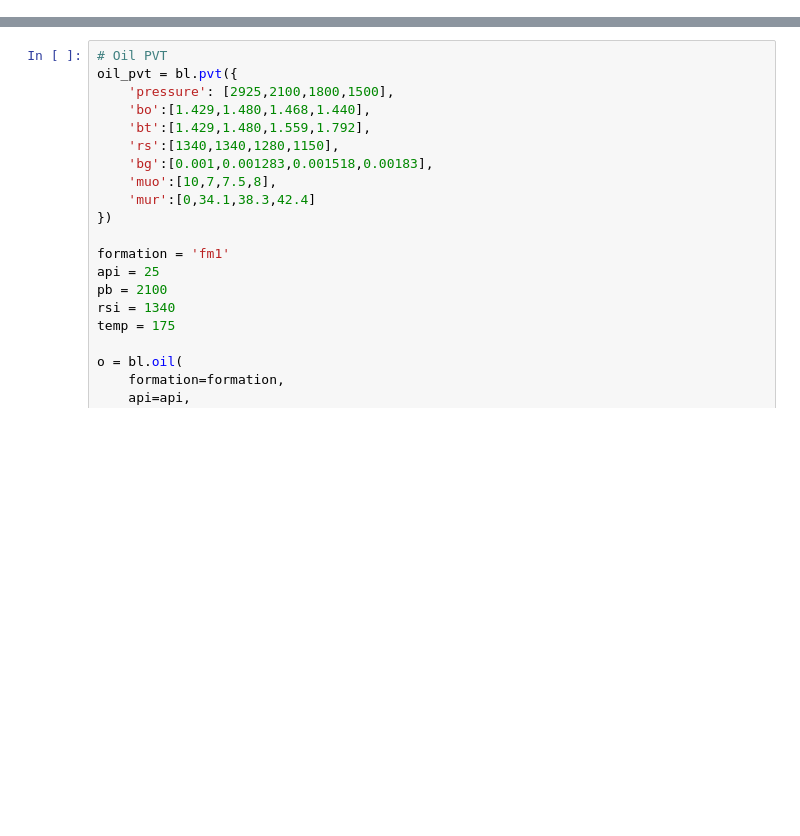
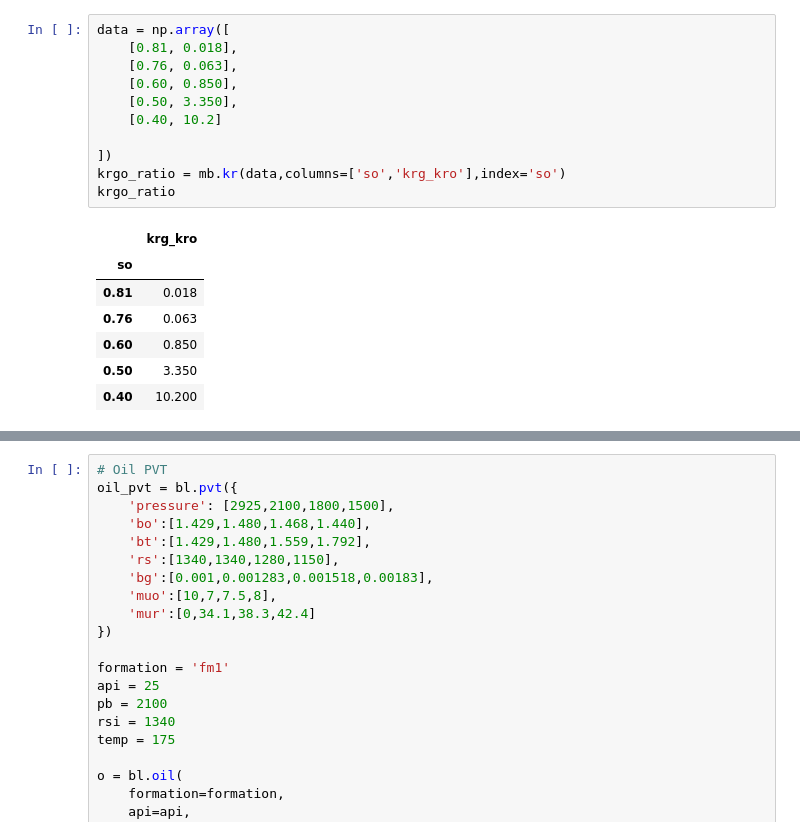
Before and after one commit to scuervo91/reservoirpy, a Jupyter notebook: examples/material_balance/1-basics_mbe.ipynb, the cells around one changed output, grey strips where cells are left out. Drawn from its saved outputs; the diff is of its cells as text; blank space fills up the shorter version.

```diff
--- a/examples/material_balance/1-basics_mbe.ipynb
+++ b/examples/material_balance/1-basics_mbe.ipynb
@@ -38,3 +38,22 @@ kr
 | 0.90 | 0.885813 | 0.000204 | 0.0 |
 | 0.95 | 1.000000 | 0.000000 | 0.0 |
 | 1.00 | 1.000000 | 0.000000 | 0.0 |
+# %%
+data = np.array([
+    [0.81, 0.018],
+    [0.76, 0.063],
+    [0.60, 0.850],
+    [0.50, 3.350],
+    [0.40, 10.2]
+
+])
+krgo_ratio = mb.kr(data,columns=['so','krg_kro'],index='so')
+krgo_ratio
+# %% [output]
+|  | krg_kro |
+| so |  |
+| 0.81 | 0.018 |
+| 0.76 | 0.063 |
+| 0.60 | 0.850 |
+| 0.50 | 3.350 |
+| 0.40 | 10.200 |
```
Also changed, not shown: parts of 13 cells of this notebook, 2 other files.
